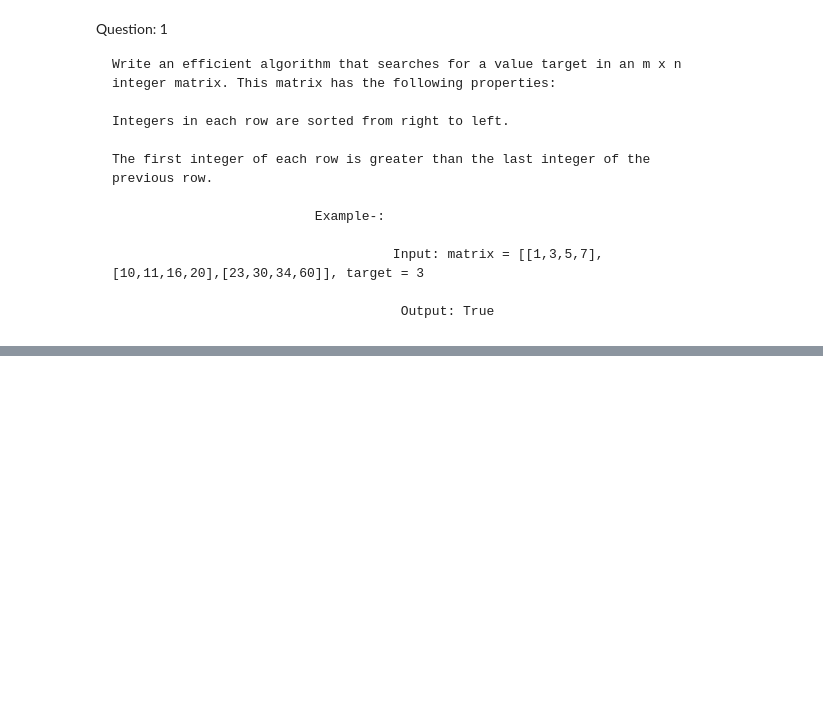
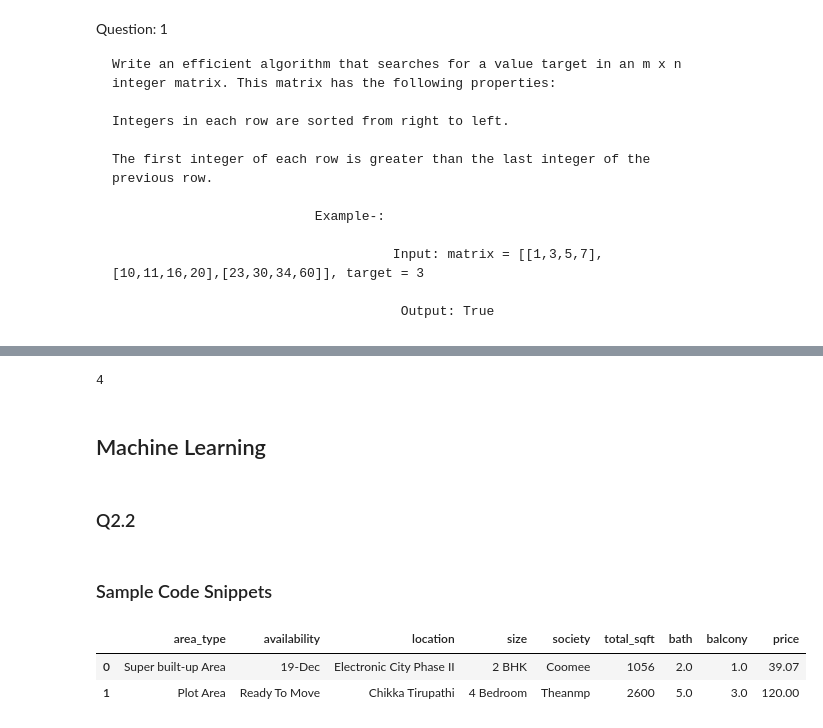
Before and after one commit to KartikeyTheDataWrangler/ineuron-test, a Jupyter notebook: answers.ipynb, the cells around one changed output, grey strips where cells are left out. Saved outputs shown, nothing was run; the diff lists cells and outputs as text; code cells hidden in the pictures; blank space fills up the shorter version.

```diff
--- a/answers.ipynb
+++ b/answers.ipynb
@@ -37,0 +66,10 @@ len(matrix)
+# %%
+text = "this is a test string for our program"
+print(find_max_len(text))
+Explanation = "The most frequent words this and for , length of this is greater."
+# %% [output]
+4
+# %% [markdown]
+## Machine Learning
+# %% [markdown]
+### Q2.2
@@ -37,0 +85,9 @@ len(matrix)
+# %% [markdown]
+### Sample Code Snippets
+# %%
+df = pd.read_csv('Bengaluru_House_Data.csv')
+df.head(2)
+# %% [output]
+|  | area_type | availability | location | size | society | total_sqft | bath | balcony | price |
+| 0 | Super built-up Area | 19-Dec | Electronic City Phase II | 2 BHK | Coomee | 1056 | 2.0 | 1.0 | 39.07 |
+| 1 | Plot Area | Ready To Move | Chikka Tirupathi | 4 Bedroom | Theanmp | 2600 | 5.0 | 3.0 | 120.00 |
```
Also changed, not shown: parts of 21 cells of this notebook, 1 other file.
